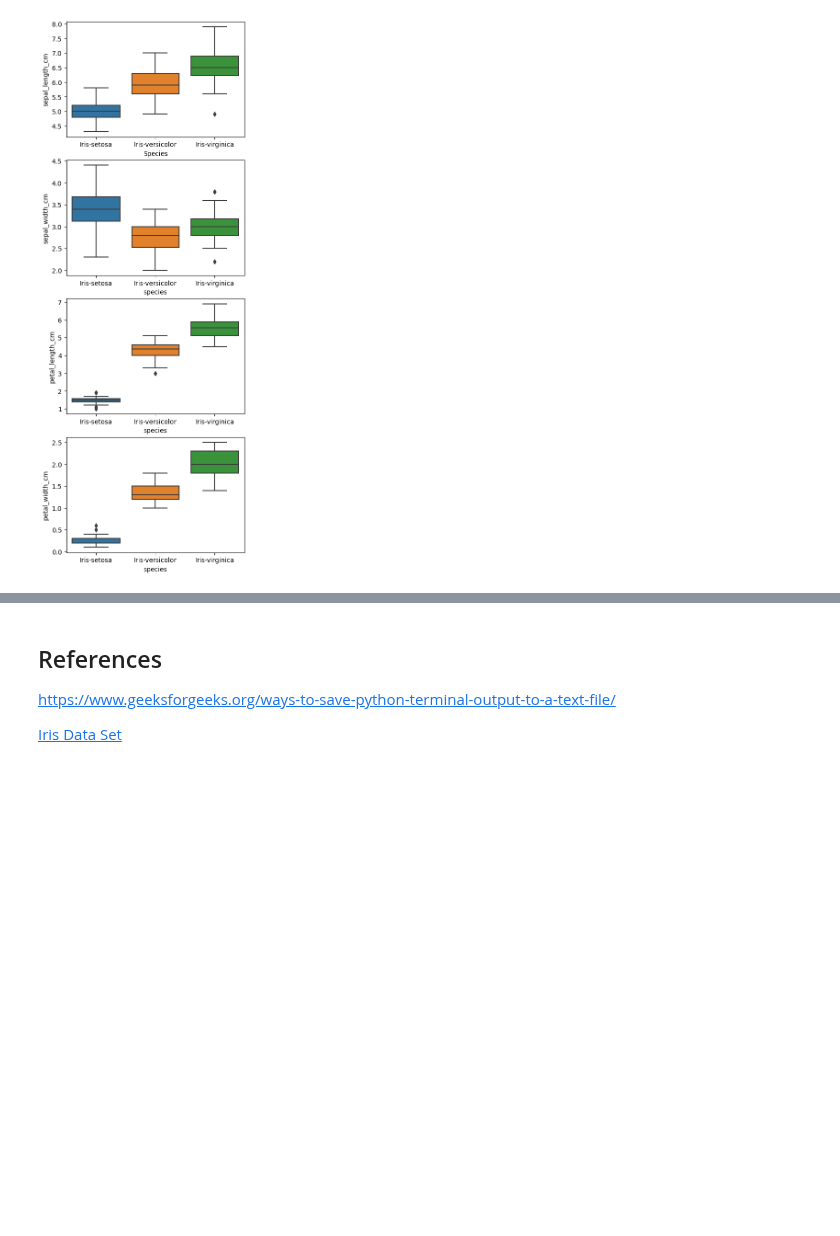
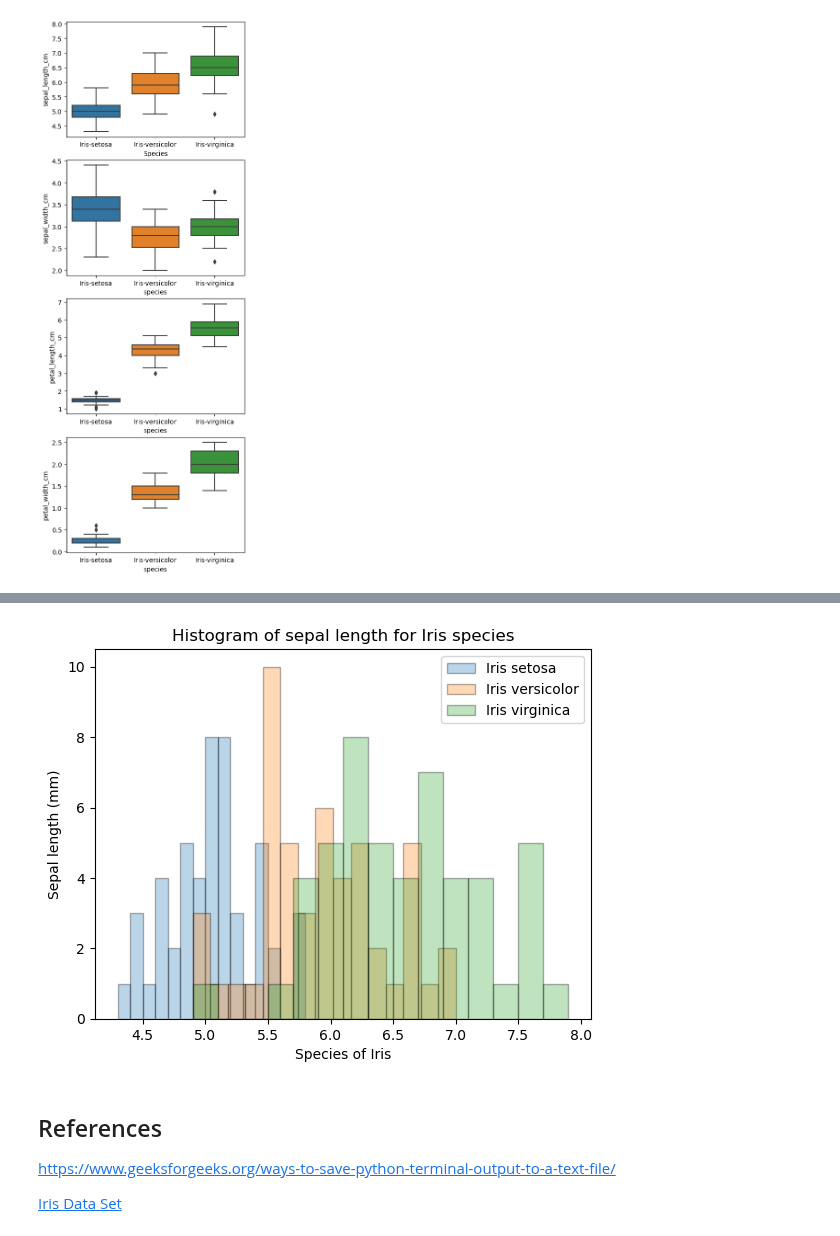
Before and after one commit to IreneKilgannon/pands-project, a Jupyter notebook: analysis.ipynb, the cells around one changed output, grey strips where cells are left out. Drawn from its saved outputs; the diff is of its cells as text; code cells hidden in the pictures; blank space fills up the shorter version.

```diff
--- a/analysis.ipynb
+++ b/analysis.ipynb
@@ -149,3 +163,17 @@ plt.show()
+# %%
+# Histogram of Sepal Length by species.
+fig, ax = plt.subplots()
+ax.hist(setosa['sepal_length_cm'], label = 'Iris setosa', edgecolor = 'black', alpha = 0.3, bins = 15)
+ax.hist(versicolor['sepal_length_cm'], label = 'Iris versicolor', edgecolor = 'black', alpha = 0.3, bins = 15)
+ax.hist(virginica['sepal_length_cm'], label = 'Iris virginica', edgecolor = 'black', alpha = 0.3, bins = 15)
+ax.set_title('Histogram of sepal length for Iris species')
+ax.set_xlabel('Species of Iris')
+ax.set_ylabel('Sepal length (mm)')
+ax.legend()
+plt.savefig('sepal_length.png')
+plt.show()
+# %% [output]
+[figure, added]
 # %% [markdown]
 ## References
 
```
Also changed, not shown: parts of 2 cells of this notebook, 2 other files.
